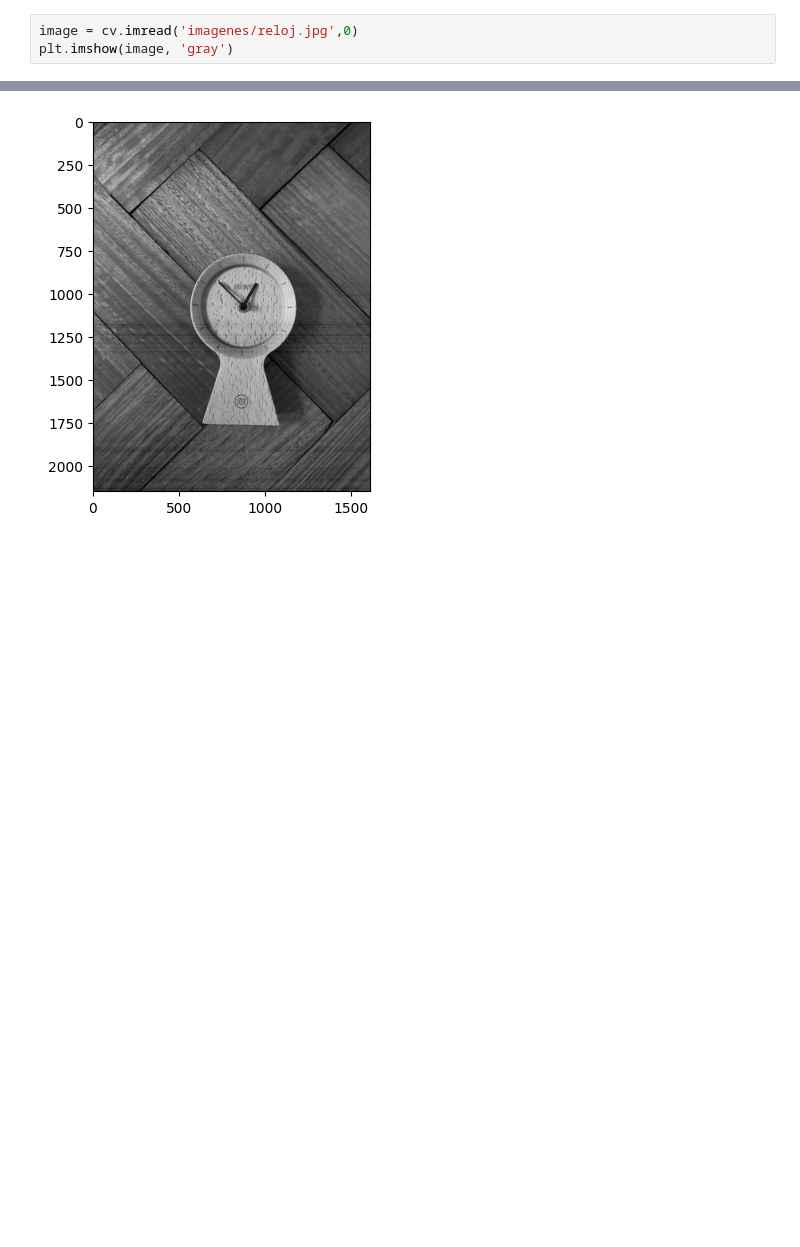
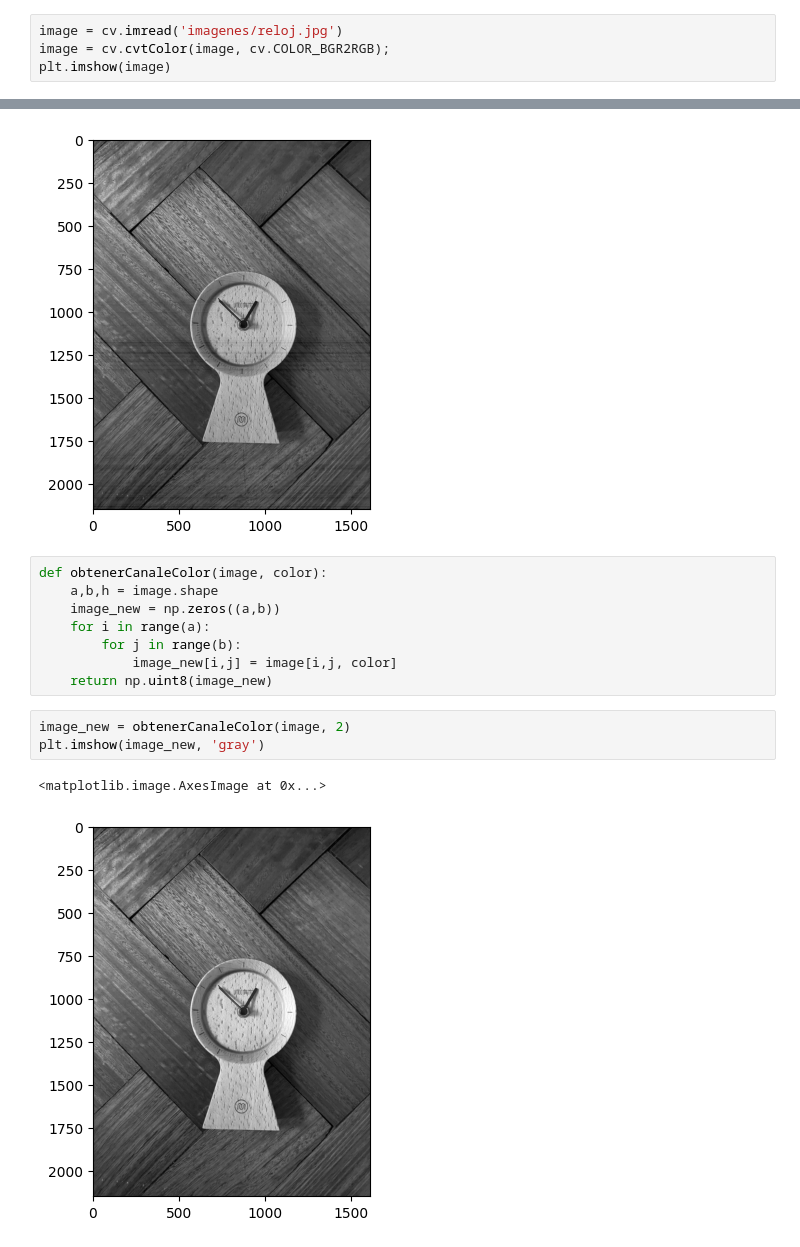
Before and after one commit to FlorianCochachin/procesamiento-imagenes-unmsm, a Jupyter notebook: src/SegementacionReloj.ipynb, the cells around one changed output, grey strips where cells are left out. Cells and saved outputs as stored; diff of their text form; blank space fills up the shorter version.

```diff
--- a/src/SegementacionReloj.ipynb
+++ b/src/SegementacionReloj.ipynb
@@ -4,8 +4,9 @@ import os
 import matplotlib.pyplot as plt
 import numpy as np
 # %%
-image = cv.imread('imagenes/reloj.jpg',0)
-plt.imshow(image, 'gray')
+image = cv.imread('imagenes/reloj.jpg')
+image = cv.cvtColor(image, cv.COLOR_BGR2RGB);
+plt.imshow(image)
 # %% [output]
 <matplotlib.image.AxesImage at 0x...>
 [figure]
@@ -22,3 +23,17 @@ plt.imshow(image_new, 'gray')
 # %% [output]
 <matplotlib.image.AxesImage at 0x...>
 [figure]
+# %%
+def obtenerCanaleColor(image, color):
+    a,b,h = image.shape
+    image_new = np.zeros((a,b))
+    for i in range(a):
+        for j in range(b):
+            image_new[i,j] = image[i,j, color]
+    return np.uint8(image_new)
+# %%
+image_new = obtenerCanaleColor(image, 2)
+plt.imshow(image_new, 'gray')
+# %% [output]
+<matplotlib.image.AxesImage at 0x...>
+[figure, added]
```
Also changed, not shown: parts of 1 cell of this notebook, 1 other file.
